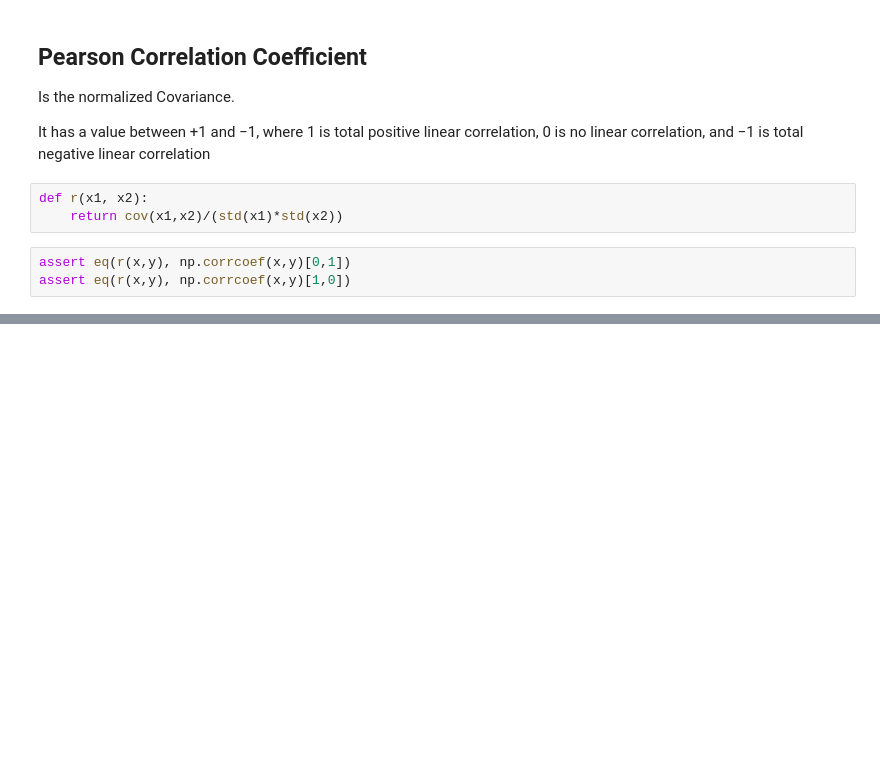
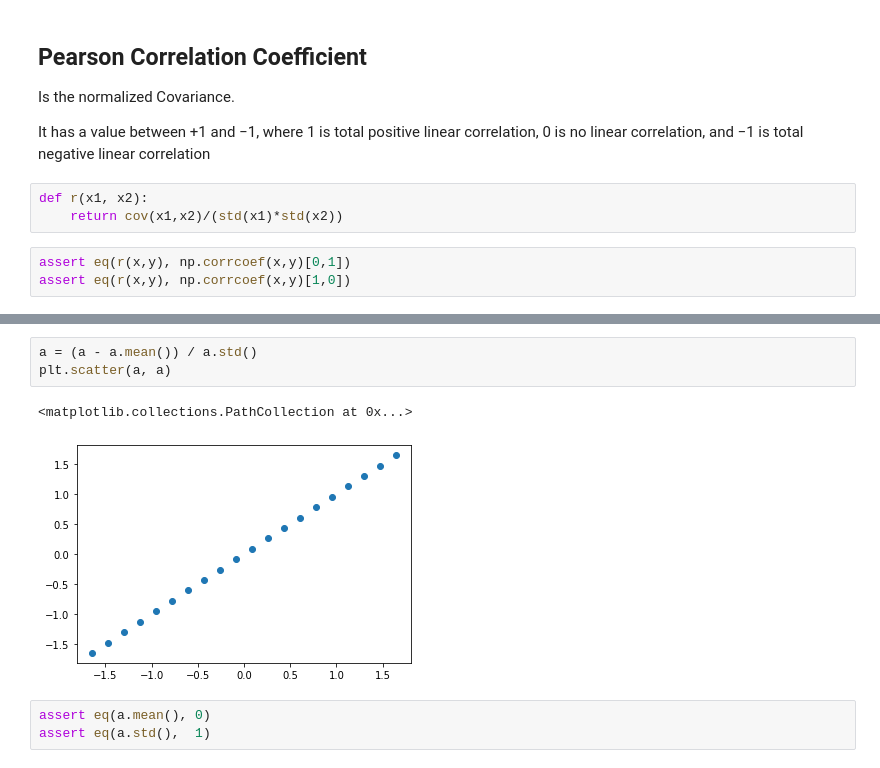
Before and after one commit to shafu0x/from-scratch, a Jupyter notebook: Stats-1.ipynb, the cells around one changed output, grey strips where cells are left out. Drawn from its saved outputs; the diff is of its cells as text; blank space fills up the shorter version.

```diff
--- a/Stats-1.ipynb
+++ b/Stats-1.ipynb
@@ -142,0 +156,9 @@ assert eq(r(x,y), np.corrcoef(x,y)[1,0])
+# %%
+a = (a - a.mean()) / a.std()
+plt.scatter(a, a)
+# %% [output]
+<matplotlib.collections.PathCollection at 0x...>
+[figure, added]
+# %%
+assert eq(a.mean(), 0)
+assert eq(a.std(),  1)
```
Also changed, not shown: parts of 3 cells of this notebook.
